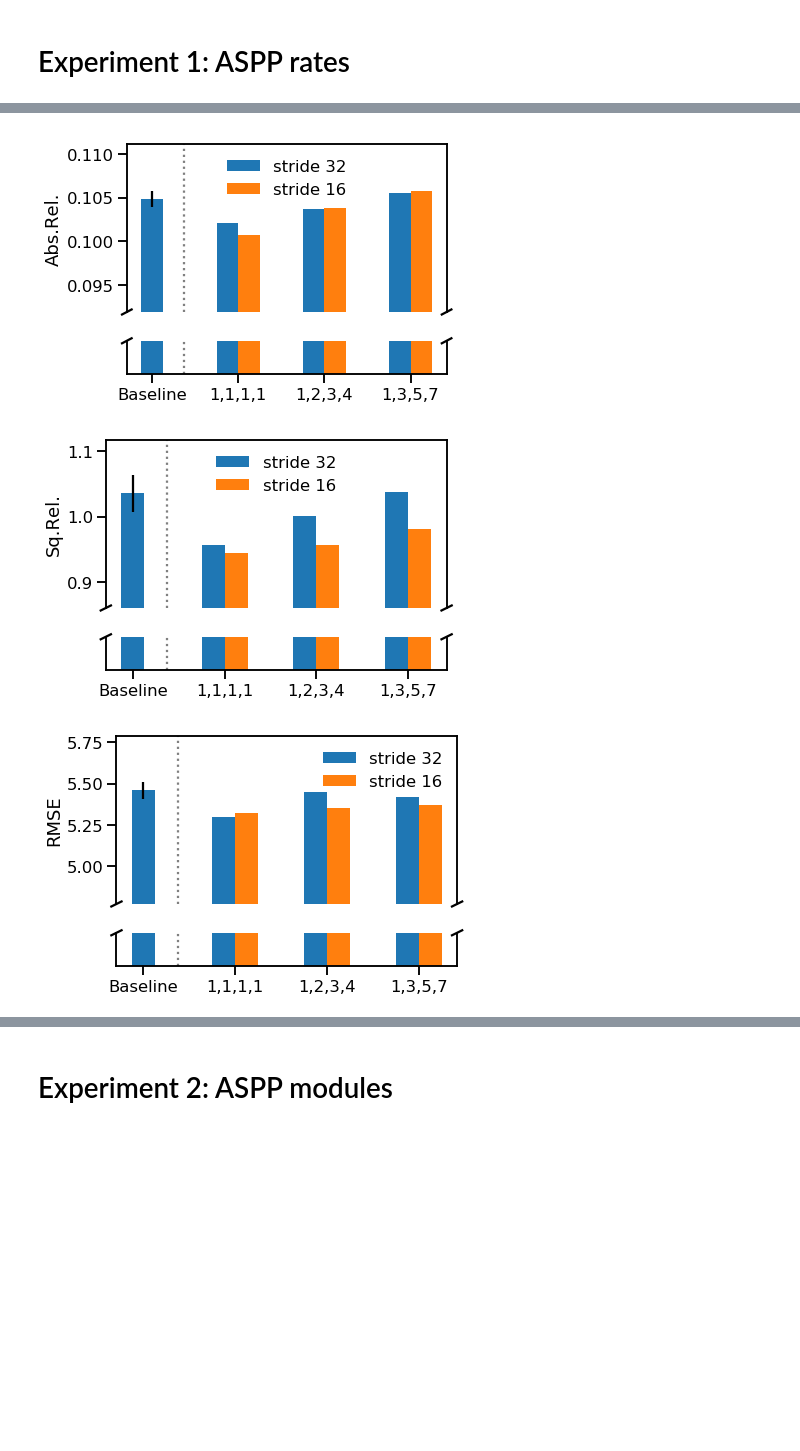
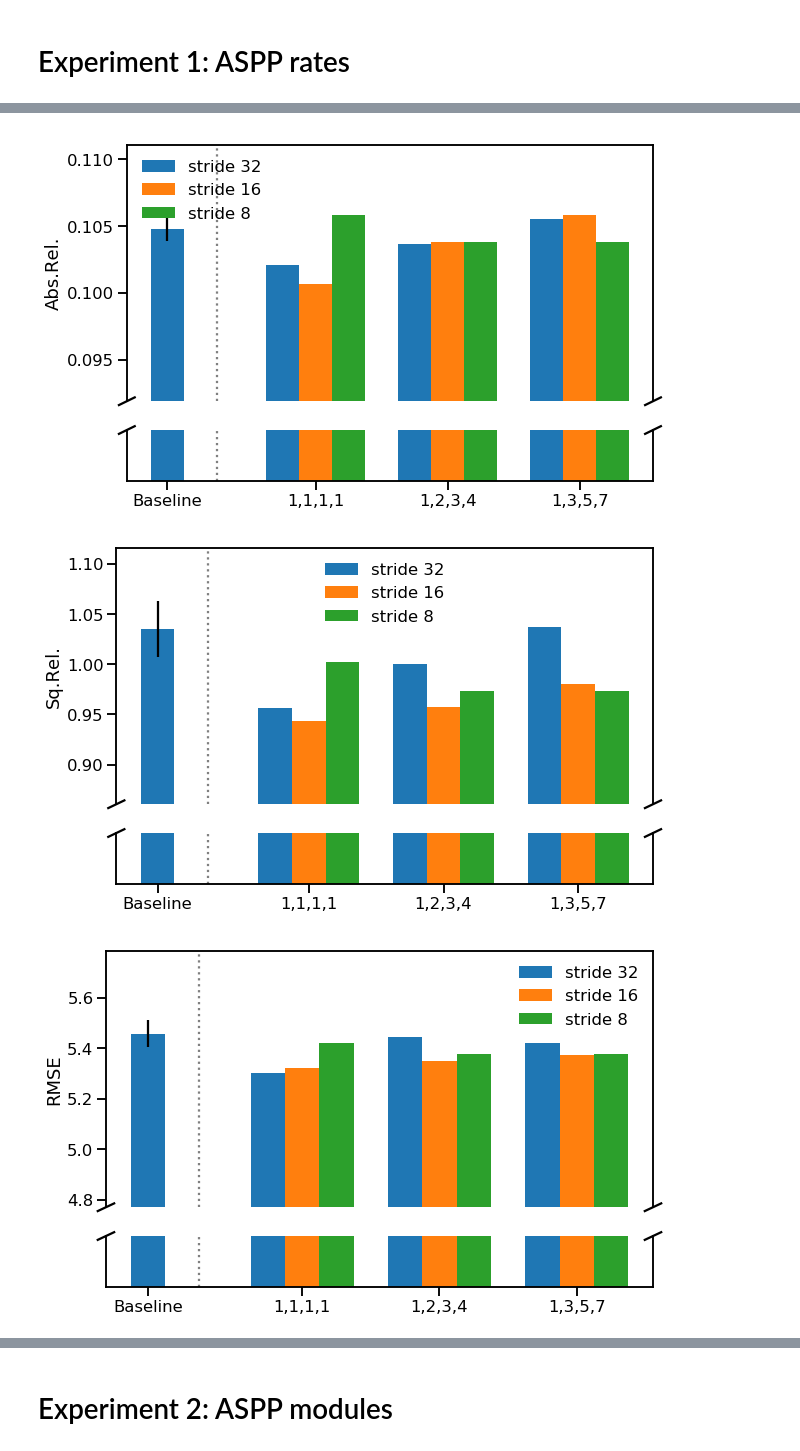
Before and after one commit to braun-steven/atrous-monodepth, a Jupyter notebook: notebooks/Results.ipynb, the cells around one changed output, grey strips where cells are left out. Drawn from its saved outputs; the diff is of its cells as text; code cells hidden in the pictures; blank space fills up the shorter version.

```diff
--- a/notebooks/Results.ipynb
+++ b/notebooks/Results.ipynb
@@ -32,7 +32,10 @@ data = [["Baseline", 32, 0.1048, 1.0353, 5.458, 0.191, 0.866, 0.949, 0.98],  # l
         ["1,3,5,7", 32, 0.1055, 1.0374, 5.421, 0.191, 0.866, 0.951, 0.982],  # line 75
         ["1,1,1,1", 16, 0.1007, 0.9439, 5.322, 0.186, 0.871, 0.956, 0.983],  # line 67
         ["1,2,3,4", 16, 0.1038, 0.9571, 5.351, 0.187, 0.867, 0.956, 0.984],  # line 80
-        ["1,3,5,7", 16, 0.1058, 0.9803, 5.372, 0.192, 0.864, 0.951, 0.981]]  # line 79
+        ["1,3,5,7", 16, 0.1058, 0.9803, 5.372, 0.192, 0.864, 0.951, 0.981],  # line 79
+        ["1,1,1,1", 8, 0.1058, 1.0019, 5.420, 0.192, 0.860, 0.952, 0.982],   # line 98
+        ["1,2,3,4", 8, 0.1038, 0.9739, 5.378, 0.190, 0.866, 0.954, 0.982],   # line 99
+        ["1,3,5,7", 8, 0.1038, 0.9739, 5.378, 0.190, 0.866, 0.954, 0.982]]   # TODO: replace by real data
 
 baseline_stds = dict(zip(["Abs.Rel.", "Sq.Rel.", "RMSE", "RMSE log", "δ<1.25", "δ<1.25^2", "δ<1.25^3"],[0.000896, 0.027740, 0.052229, 0.001508, 0.002517, 0.001765, 0.000778]))
 df = pd.DataFrame(columns=columns, data=data)
@@ -56,11 +62,13 @@ width = 0.25
 r1 = list(range(len(df[df["Output-stride"] == 32])))
 r1[0] = r1[0] + width/2
 r2 = [x + width for x in r1[1:]]
+r3 = [x + width for x in r2]
 
 bar1 = ax.bar(r1, df[df["Output-stride"] == 32]["Abs.Rel."], yerr=[baseline_stds["Abs.Rel."], 0, 0, 0], width=width, label="stride = 32")
-bar = ax.bar(r2, df[df["Output-stride"] == 16]["Abs.Rel."], width=width, label="stride = 16")
+bar2 = ax.bar(r2, df[df["Output-stride"] == 16]["Abs.Rel."], width=width, label="stride = 16")
+bar3 = ax.bar(r3, df[df["Output-stride"] == 8]["Abs.Rel."], width=width, label="stride = 8")
 
-plt.xticks([r + width/2 for r in range(len(bar1))], df[df["Output-stride"] == 32]["Model"])
+plt.xticks([r1[0]]+r2, df[df["Output-stride"] == 32]["Model"])
 ax.legend(frameon=False)
 
 ax.set_ylim((0.095, 0.11))
@@ -90,18 +98,21 @@ def broken_barplot_multistride(df, key, baseline_stds, ratio=5, ylabel="", figsi
     r1 = list(range(len(df[df["Output-stride"] == 32])))
     r1[0] = r1[0] + width/2
     r2 = [x + width for x in r1[1:]]
+    r3 = [x + width for x in r2]
 
     # plot the same data on both axes
     # ax is the actual top ax we are plotting on
     bar = ax.bar(r1, df[df["Output-stride"] == 32][key], yerr=[baseline_stds[key], 0, 0, 0], width=width, label="stride 32")
     ax.bar(r2, df[df["Output-stride"] == 16][key], width=width, label="stride 16")
+    ax.bar(r3, df[df["Output-stride"] == 8][key], width=width, label="stride 8")
     ax.axvline(x=0.5, color='gray', linestyle=':')
     # ax2 is the bottom ax, just for showing that we break the y axis
     bar = ax2.bar(r1, df[df["Output-stride"] == 32][key], width=width, label="stride 32")
     ax2.bar(r2, df[df["Output-stride"] == 16][key], width=width, label="stride 16")
+    ax2.bar(r3, df[df["Output-stride"] == 8][key], width=width, label="stride 8")
     ax2.axvline(x=0.5, color='gray', linestyle=':')
 
-    plt.xticks([r + width/2 for r in range(len(bar1))], df[df["Output-stride"] == 32]["Model"])
+    plt.xticks([r1[0]]+r2, df[df["Output-stride"] == 32]["Model"])
 
 
     ax.legend(frameon=False)
@@ -119,34 +130,34 @@ def broken_barplot_multistride(df, key, baseline_stds, ratio=5, ylabel="", figsi
     ax.tick_params(labeltop=False, top=False)  # don't put tick labels at the top
     ax2.tick_params(left=False, labelleft=False)
     ax2.xaxis.tick_bottom()
 
     ax.set_ylabel(ylabel)
 
     # This looks pretty good, and was fairly painless, but you can get that
     # cut-out diagonal lines look with just a bit more work. The important
     # thing to know here is that in axes coordinates, which are always
     # between 0-1, spine endpoints are at these locations (0,0), (0,1),
     # (1,0), and (1,1).  Thus, we just need to put the diagonals in the
     # appropriate corners of each of our axes, and so long as we use the
     # right transform and disable clipping.
 
     d = .015  # how big to make the diagonal lines in axes coordinates
     # arguments to pass to plot, just so we don't keep repeating them
     kwargs = dict(transform=ax.transAxes, color='k', clip_on=False)
     ax.plot((-d, +d), (-d, +d), **kwargs)        # top-left diagonal
     ax.plot((1 - d, 1 + d), (-d, +d), **kwargs)  # top-right diagonal
 
     kwargs.update(transform=ax2.transAxes)  # switch to the bottom axes
     ax2.plot((-d, +d), (1 - ratio*d, 1 + ratio*d), **kwargs)  # bottom-left diagonal
     ax2.plot((1 - d, 1 + d), (1 - ratio*d, 1 + ratio*d), **kwargs)  # bottom-right diagonal
 
     f.tight_layout()
 
 
 for error in ["Abs.Rel.", "Sq.Rel.", "RMSE", "RMSE log", "δ<1.25", "δ<1.25^2", "δ<1.25^3"]:
-    broken_barplot_multistride(df, error, baseline_stds, ylabel=error, figsize=None)
+    broken_barplot_multistride(df, error, baseline_stds, ylabel=error, figsize=get_figsize(2.0))
     plt.savefig("../data/plots/experiment1_{}.pdf".format(error.replace(".", "")))
 # %% [output]
-[figure, old version]
+[figure, new version]
-[figure, old version]
+[figure, new version]
-[figure, old version]
+[figure, new version]
```
Also changed, not shown: parts of 4 cells of this notebook.
